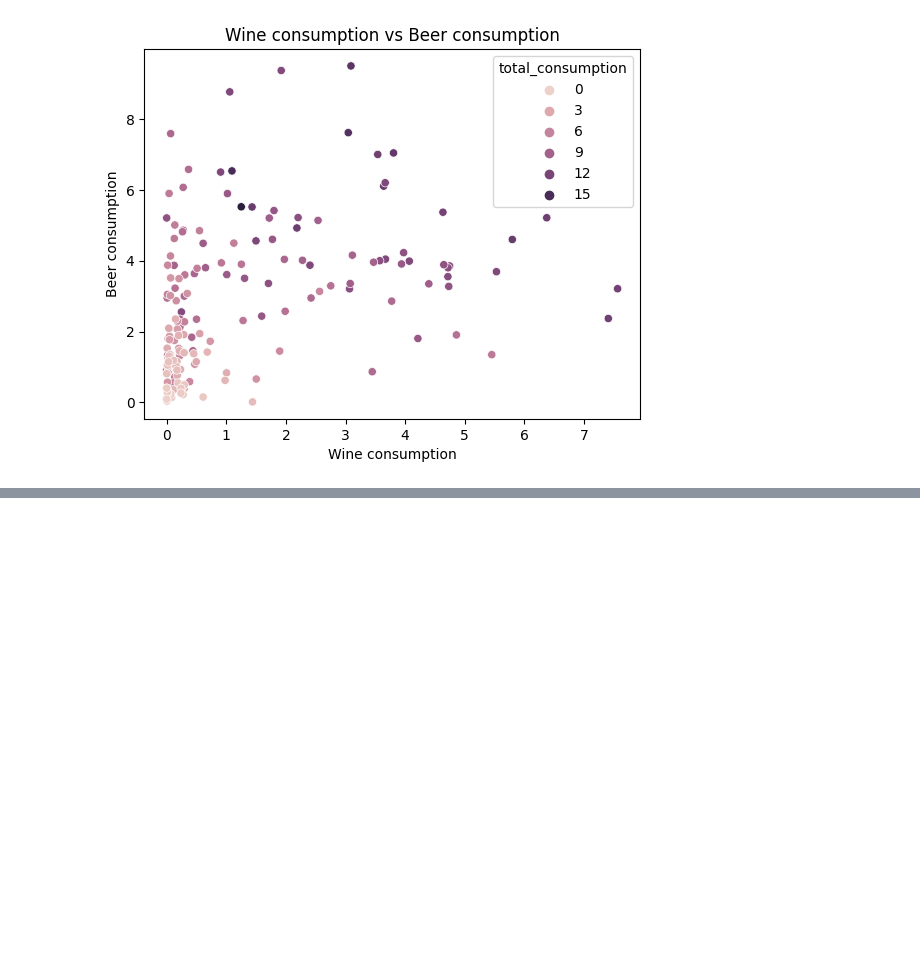
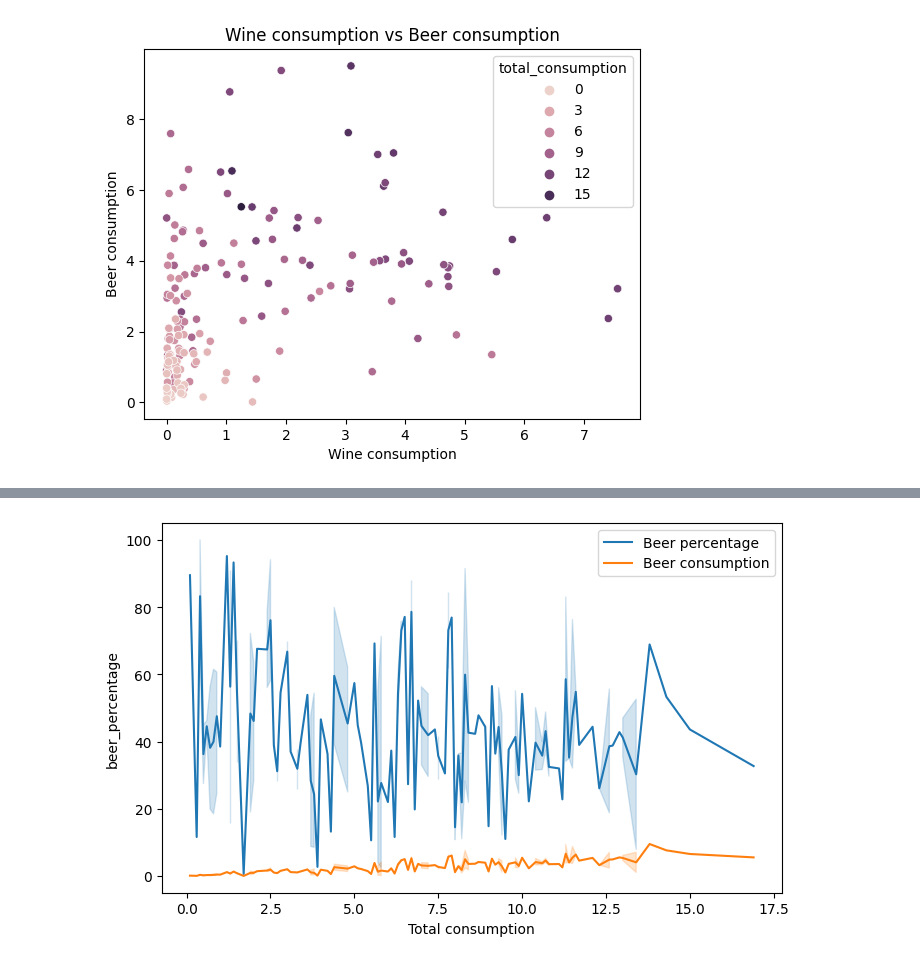
Before and after one commit to anjalisadanandanp/my_notebooks_, a Jupyter notebook: pandas/assignment_01.ipynb, the cells around one changed output, grey strips where cells are left out. Drawn from its saved outputs; the diff is of its cells as text; code cells hidden in the pictures; blank space fills up the shorter version.

```diff
--- a/pandas/assignment_01.ipynb
+++ b/pandas/assignment_01.ipynb
@@ -171,0 +194,11 @@ df = create_columns_and_plot(df)
+# %%
+#line plot of 'total_consumption' column versus 'beer_percentage' column and 'beer_consumption' column
+#set x-label to 'Total consumption', y-label to 'Beer percentage', title to 'Total consumption vs Beer percentage'
+
+fig, ax = plt.subplots(figsize=(8, 4.8))
+sns.lineplot(x='total_consumption', y='beer_percentage', data=df, label='Beer percentage')
+sns.lineplot(x='total_consumption', y='beer_consumption', data=df, label='Beer consumption')
+plt.xlabel('Total consumption')
+plt.show()
+# %% [output]
+[figure, added]
```
Also changed, not shown: parts of 3 cells of this notebook, 11 other files.
